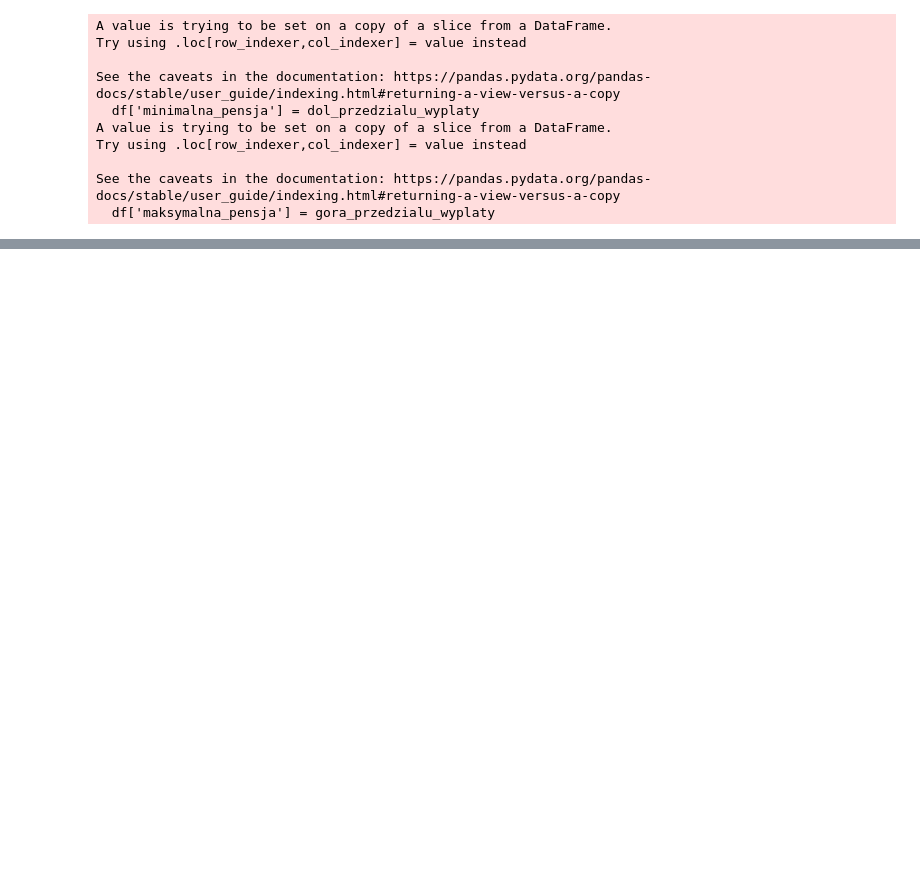
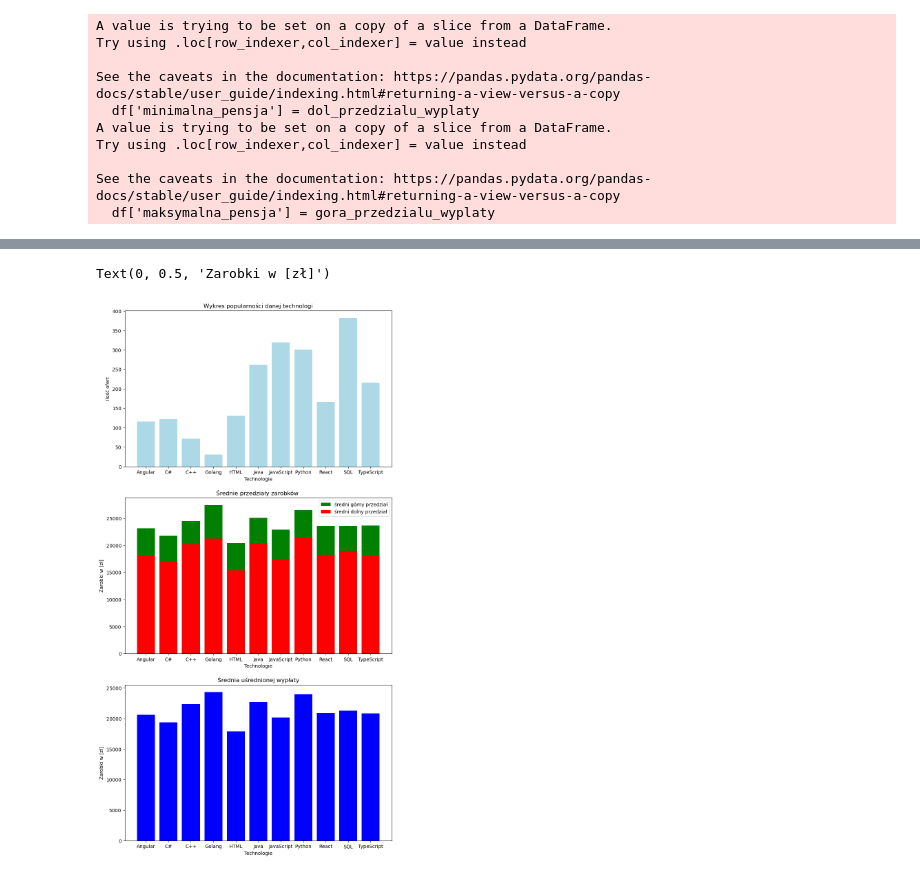
Before and after one commit to Tymon-cpu/Projekt_zaliczeniowy_python_analiza, a Jupyter notebook: Analiza.ipynb, the cells around one changed output, grey strips where cells are left out. Drawn from its saved outputs; the diff is of its cells as text; code cells hidden in the pictures; blank space fills up the shorter version.

Commit message:
dodanie analizy i wykresów

```diff
--- a/Analiza.ipynb
+++ b/Analiza.ipynb
@@ -123,0 +157,3 @@ df
+# %%
+popularnosc = df.groupby('Technologia')[['minimalna_pensja','maksymalna_pensja','Średnia_wyplata']].agg(['min','max','mean','count'])
+popularnosc
@@ -123,0 +175,21 @@ df
+# %%
+fig, ax = plt.subplots(3,1,figsize=(10,20))
+ax[0].bar(popularnosc.index, popularnosc['maksymalna_pensja']['count'], color = 'lightblue')
+ax[0].set_title('Wykres popularności danej technologi')
+ax[0].set_xlabel('Technologie')
+ax[0].set_ylabel('Ilość ofert')
+
+ax[1].bar(popularnosc.index, popularnosc['maksymalna_pensja']['mean'], color = 'green', label='średni górny przedział')
+ax[1].bar(popularnosc.index, popularnosc['minimalna_pensja']['mean'], color = 'red', label='średni dolny przedział')
+ax[1].set_title('Średnie przedziały zarobków ')
+ax[1].set_xlabel('Technologie')
+ax[1].set_ylabel('Zarobki w [zł]')
+ax[1].legend()
+
+ax[2].bar(popularnosc.index, popularnosc['Średnia_wyplata']['mean'], color = 'blue')
+ax[2].set_title('Średnia uśrednionej wypłaty')
+ax[2].set_xlabel('Technologie')
+ax[2].set_ylabel('Zarobki w [zł]')
+# %% [output]
+Text(0, 0.5, 'Zarobki w [zł]')
+[figure, added]
```
Also changed, not shown: parts of 25 cells of this notebook, 5 other files.
